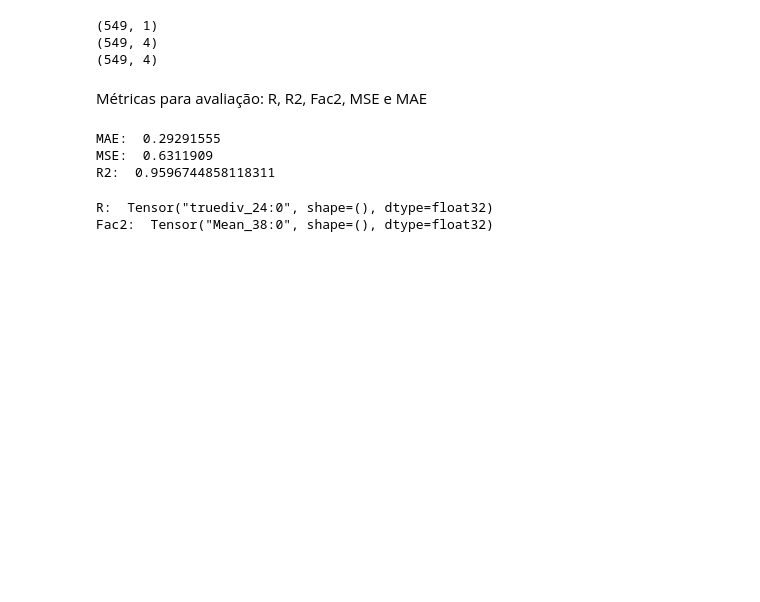
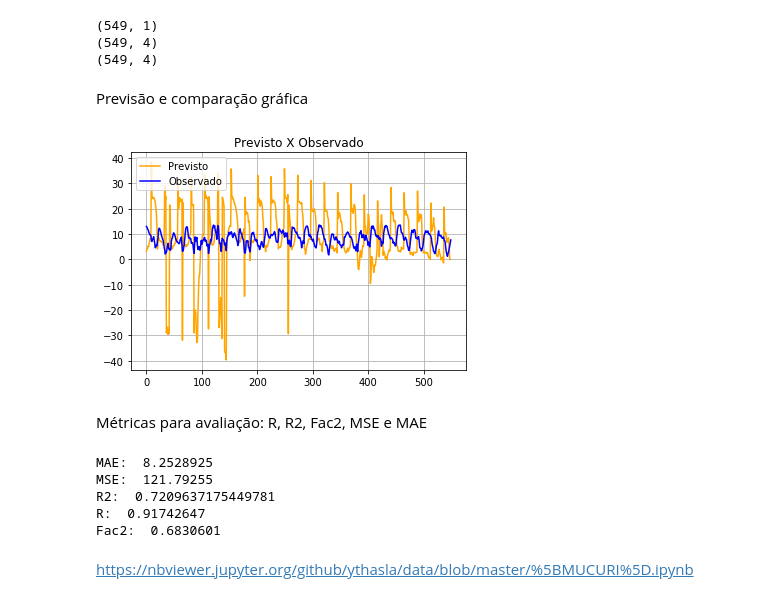
Before and after one commit to ythasla/data, a Jupyter notebook: [MUCURI].ipynb, the cells around one changed output. Saved outputs shown, nothing was run; the diff lists cells and outputs as text; code cells hidden in the pictures; blank space fills up the shorter version.

```diff
--- a/[MUCURI].ipynb
+++ b/[MUCURI].ipynb
@@ -116,29 +116,41 @@ new_array = np.hstack((p1_array, w_array, p2_array))
 (549, 1)
 (549, 4)
 (549, 4)
+# %% [markdown]
+Previsão e comparação gráfica
+# %%
+vel = model.predict(new_array)
+
+plt.grid(True)
+plt.plot(vel, color='orange', label='Previsto')
+plt.plot(y_array, color='blue', label='Observado')
+plt.legend(loc='upper left')
+plt.title('Previsto X Observado')
+plt.show()
+# %% [output]
+[figure, added]
 # %% [markdown]
 Métricas para avaliação: R, R2, Fac2, MSE e MAE
 # %%
-vel = model.predict(new_array)
 mae = sk.metrics.mean_absolute_error(w_array, vel)
 mse = sk.metrics.mean_squared_error(w_array, vel)
 R2 = sk.metrics.r2_score(w_array, vel)
+
+predconvert = tf.convert_to_tensor(vel)
+realconvert = tf.convert_to_tensor(w_array)
+R = ai.pearson_r(realconvert, predconvert, to_numpy=True)
+Fac2 = ai.fac2(realconvert, predconvert, to_numpy=True)
+
 print('MAE: ', mae)
 print('MSE: ', mse)
 print('R2: ', R2)
+print('R: ', R)
+print('Fac2: ', Fac2)
 # %% [output]
-MAE:  0.29291555
-MSE:  0.6311909
-R2:  0.9596744858118311
+MAE:  8.2528925
+MSE:  121.79255
+R2:  0.7209637175449781
+R:  0.91742647
+Fac2:  0.6830601
-# %%
-predconvert = tf.convert_to_tensor(vel)
-realconvert = tf.convert_to_tensor(w_array)
-R = ai.pearson_r(realconvert, predconvert)
-Fac2 = ai.fac2(realconvert, predconvert)
-#x = tf.dtypes.cast(R, tf.float32)
-#y = tf.dtypes.cast(Fac2, tf.float32)
-print('R: ', R)
-print('Fac2: ', Fac2)
-# %% [output]
-R:  Tensor("truediv_24:0", shape=(), dtype=float32)
-Fac2:  Tensor("Mean_38:0", shape=(), dtype=float32)
+# %% [markdown]
+https://nbviewer.jupyter.org/github/ythasla/data/blob/master/%5BMUCURI%5D.ipynb
```
Also changed, not shown: parts of 4 cells of this notebook.
